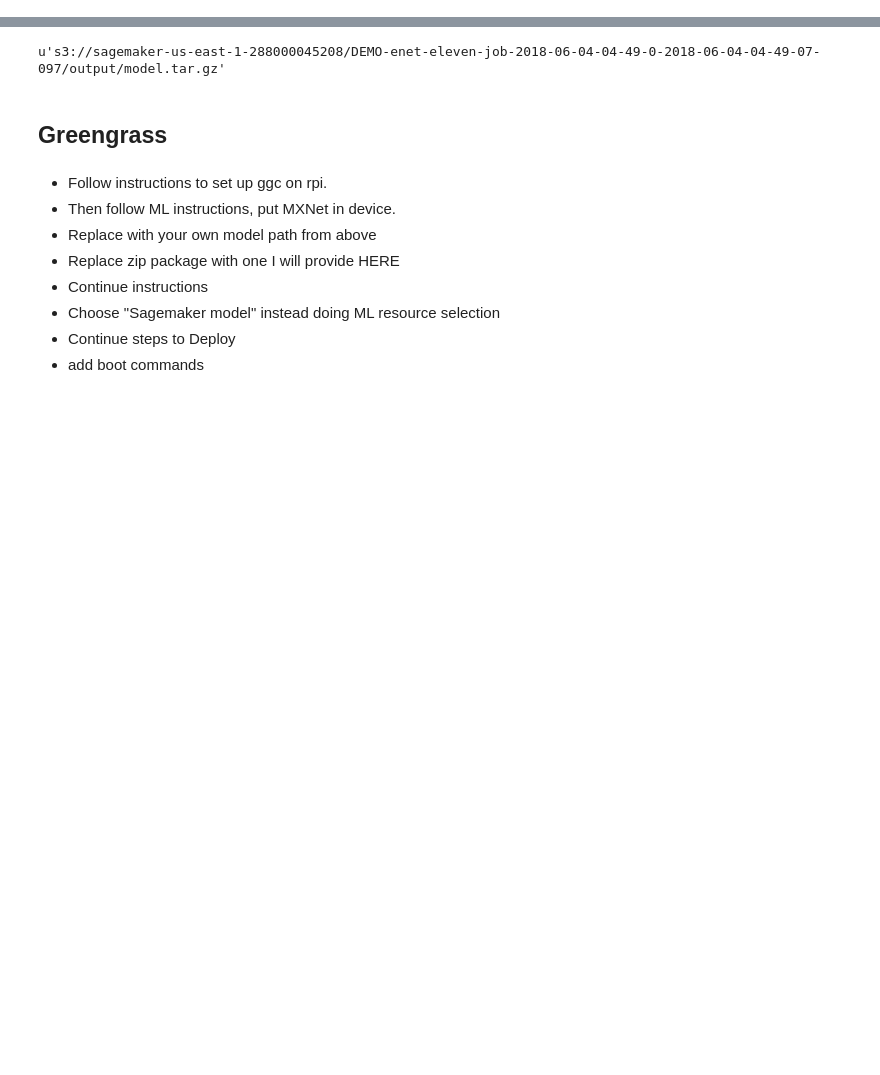
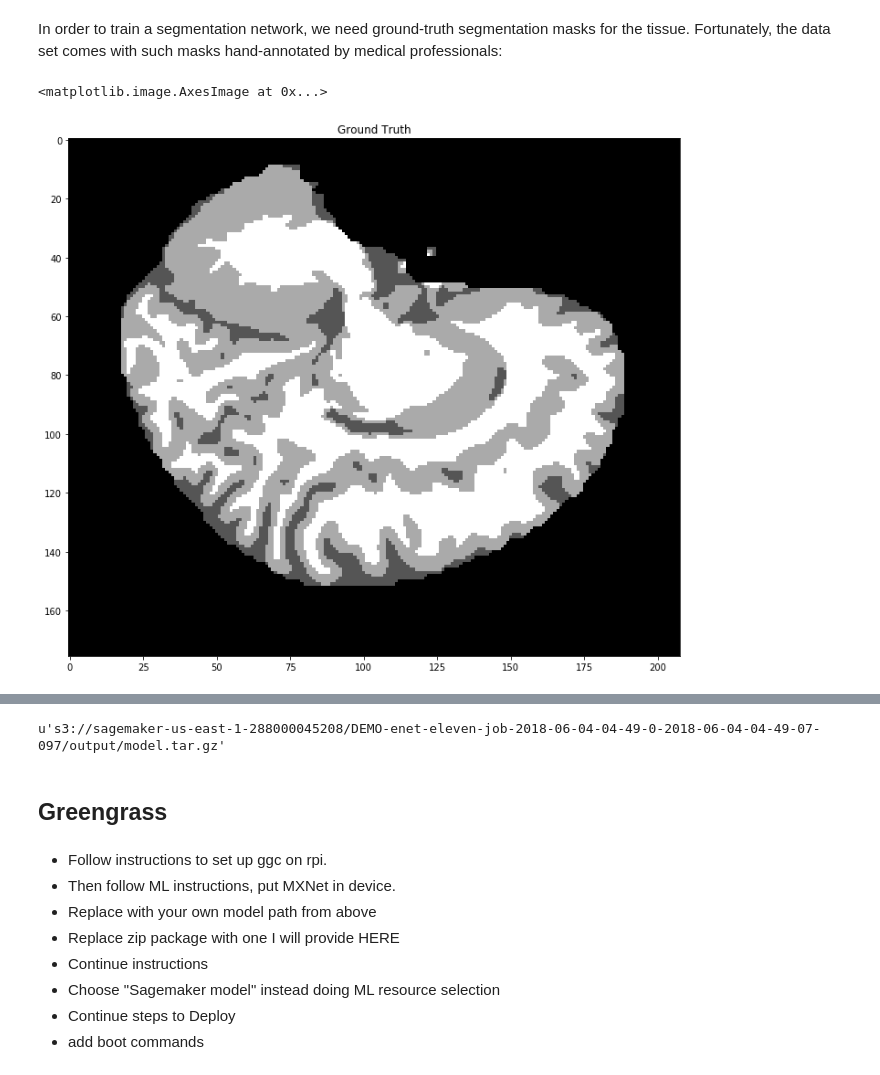
Before and after one commit to aws-samples/amazon-sagemaker-brain-segmentation, a Jupyter notebook: mxnet_brain_segmentation.ipynb, the cells around one changed output, grey strips where cells are left out. Saved outputs shown, nothing was run; the diff lists cells and outputs as text; code cells hidden in the pictures; blank space fills up the shorter version.

```diff
--- a/mxnet_brain_segmentation.ipynb
+++ b/mxnet_brain_segmentation.ipynb
@@ -57,0 +90,13 @@ local_estimator = MXNet(entry_point='brain_segmentation.py',
+# %% [markdown]
+In order to train a segmentation network, we need ground-truth segmentation masks for the tissue. Fortunately, the data set comes with such masks hand-annotated by medical professionals:
+# %%
+segmentation = np.fromfile(
+    open('/dev/shm/brain_mri/disc1/OAS1_0002_MR1/FSL_SEG/OAS1_0002_MR1_mpr_n4_anon_111_t88_masked_gfc_fseg.img', 'rb'),
+    np.dtype('>u2')).reshape((176, 208, 88))
+
+plt.figure(figsize=(12, 12))
+plt.title('Ground Truth')
+plt.imshow(segmentation[:,:,50], cmap = plt.cm.gray)
+# %% [output]
+<matplotlib.image.AxesImage at 0x...>
+[figure, added]
```
Also changed, not shown: parts of 135 cells of this notebook, 3 other files.
